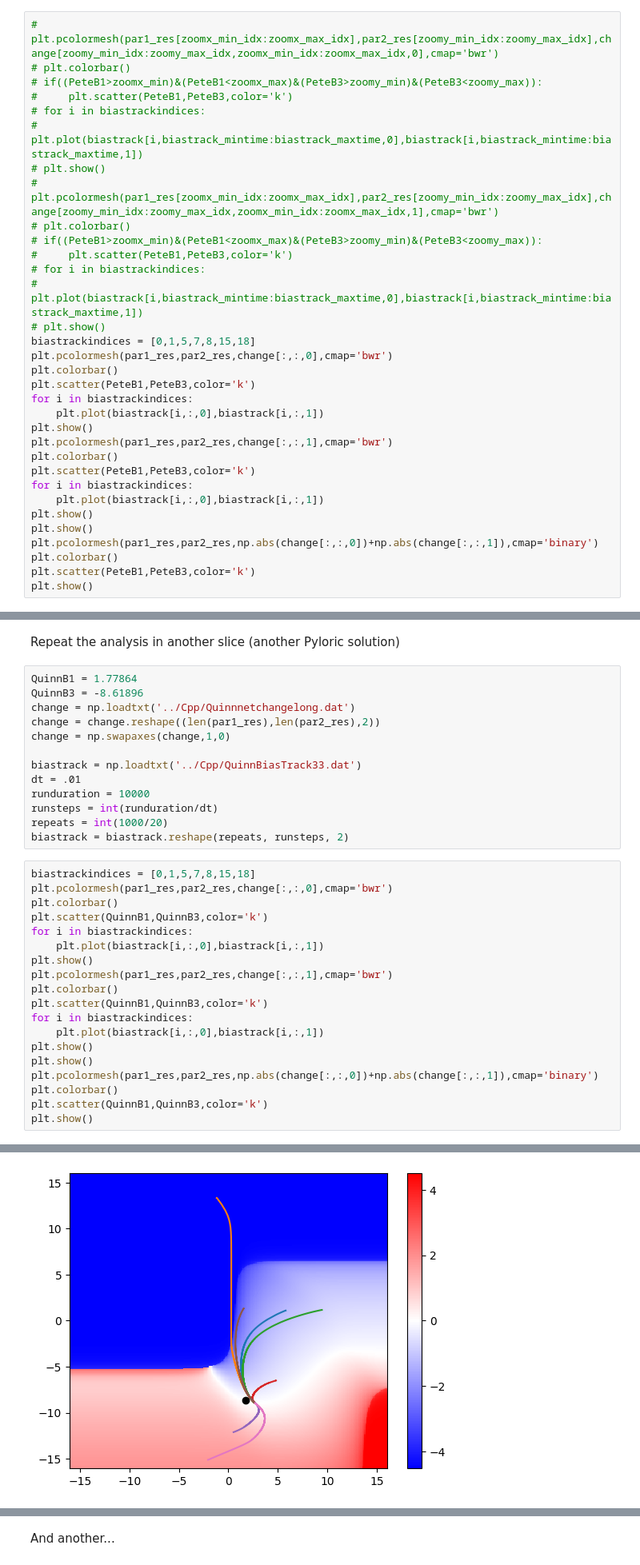
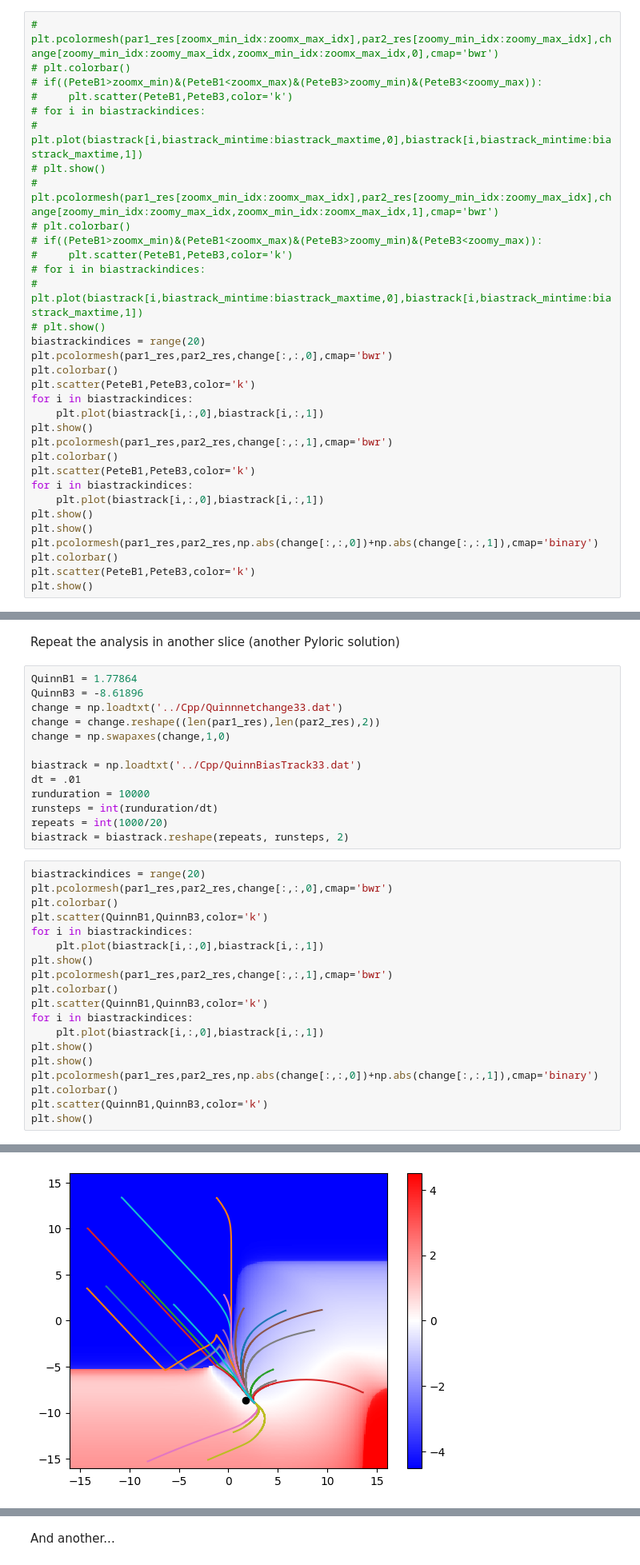
Before and after one commit to ljstolting/EvolvingHP, a Jupyter notebook: Python/VizNetChangeSlice.ipynb, the cells around one changed output, grey strips where cells are left out. Shown at 80% size. Saved outputs shown, nothing was run; the diff lists cells and outputs as text.

```diff
--- a/Python/VizNetChangeSlice.ipynb
+++ b/Python/VizNetChangeSlice.ipynb
@@ -67,7 +67,7 @@ PeteB3 = -8.09309
 # for i in biastrackindices:
 #     plt.plot(biastrack[i,biastrack_mintime:biastrack_maxtime,0],biastrack[i,biastrack_mintime:biastrack_maxtime,1])
 # plt.show()
-biastrackindices = [0,1,5,7,8,15,18]
+biastrackindices = range(20)
 plt.pcolormesh(par1_res,par2_res,change[:,:,0],cmap='bwr')
 plt.colorbar()
 plt.scatter(PeteB1,PeteB3,color='k')
@@ -94,7 +94,7 @@ Repeat the analysis in another slice (another Pyloric solution)
 # %%
 QuinnB1 = 1.77864
 QuinnB3 = -8.61896
-change = np.loadtxt('../Cpp/Quinnnetchangelong.dat')
+change = np.loadtxt('../Cpp/Quinnnetchange33.dat')
 change = change.reshape((len(par1_res),len(par2_res),2))
 change = np.swapaxes(change,1,0)
 
@@ -105,7 +105,7 @@ runsteps = int(runduration/dt)
 repeats = int(1000/20)
 biastrack = biastrack.reshape(repeats, runsteps, 2)
 # %%
-biastrackindices = [0,1,5,7,8,15,18]
+biastrackindices = range(20)
 plt.pcolormesh(par1_res,par2_res,change[:,:,0],cmap='bwr')
 plt.colorbar()
 plt.scatter(QuinnB1,QuinnB3,color='k')
@@ -128,4 +128,4 @@ plt.show()
-[figure, old version]
+[figure, new version]
 [figure]
 # %% [markdown]
 And another...
```
Also changed, not shown: parts of 8 cells of this notebook, 23 other files.
